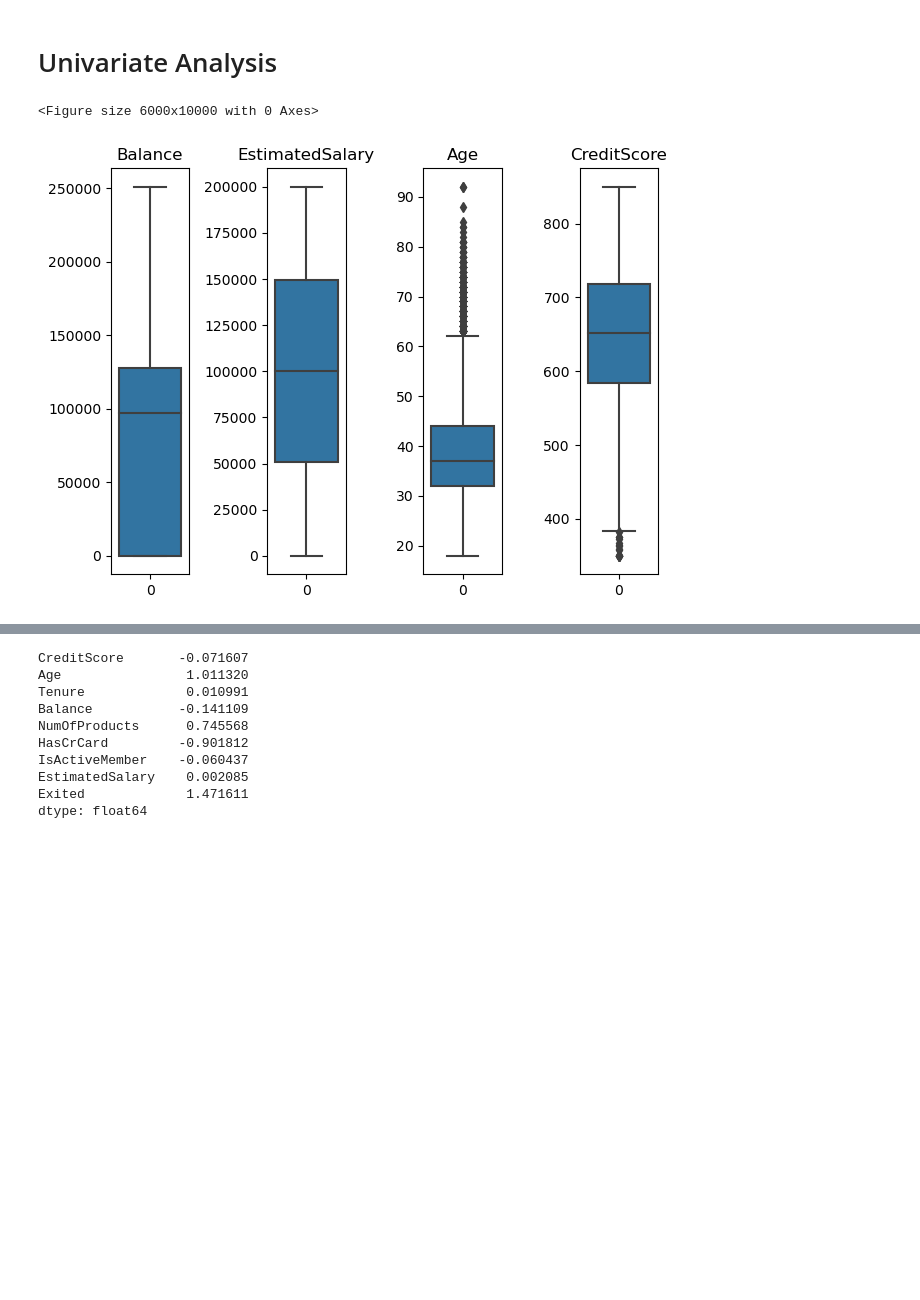
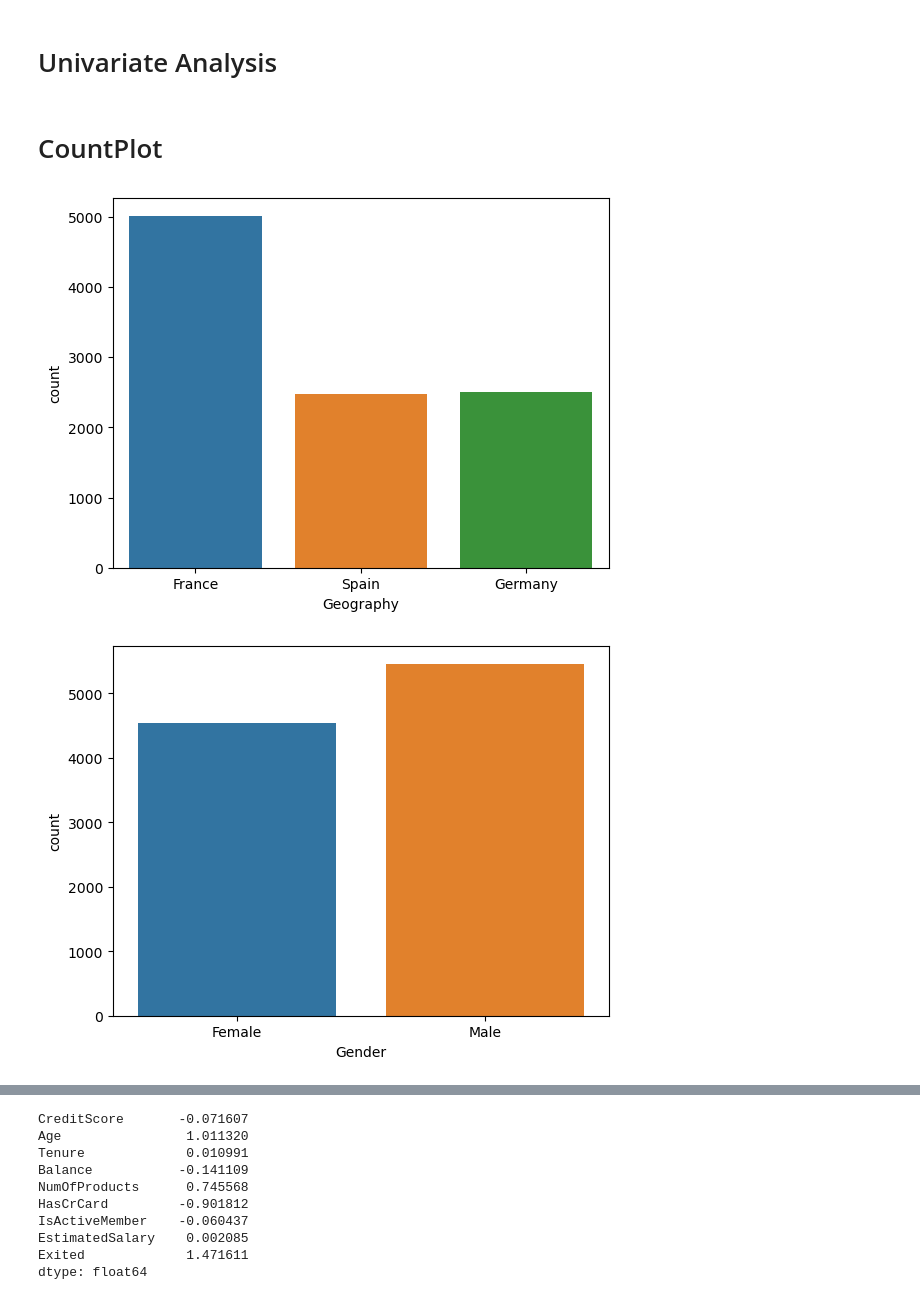
Before and after one commit to Gopesh07/Machine_Learning-Bank-Churnrate-Classification-Project, a Jupyter notebook: BANK CHURN RATE PROJECT Final.ipynb, the cells around one changed output, grey strips where cells are left out. Cells and saved outputs as stored; diff of their text form; code cells hidden in the pictures; blank space fills up the shorter version.

```diff
--- a/BANK CHURN RATE PROJECT Final.ipynb
+++ b/BANK CHURN RATE PROJECT Final.ipynb
@@ -252,22 +226,13 @@ Minors      22
 Name: AgeGroup, dtype: int64
 # %% [markdown]
 # Univariate Analysis
-# %%
-plt.figure(figsize=(60, 100))
-# Store the list of columns
-columns_to_plot = ['Balance', 'EstimatedSalary', 'Age', 'CreditScore']
-
-# Create the figure and two subplots
-fig, axes = plt.subplots(ncols=len(columns_to_plot))
-
-# Create the boxplot with Seaborn
-for column, axis in zip(columns_to_plot, axes):
-        sns.boxplot(data=df[column], ax=axis)
-        axis.set_title(column)
-
-# Show the plot
-plt.tight_layout()
-plt.show()
-# %% [output]
-<Figure size 6000x10000 with 0 Axes>
-[figure]
+# %% [markdown]
+# CountPlot
+# %%
+#countplot:
+for col in df.select_dtypes(include='object'):
+    sns.countplot(data=df.select_dtypes(include='object'),x=col)
+    plt.show()
+# %% [output]
+[figure, added]
+[figure, added]
```
Also changed, not shown: parts of 28 cells of this notebook.
